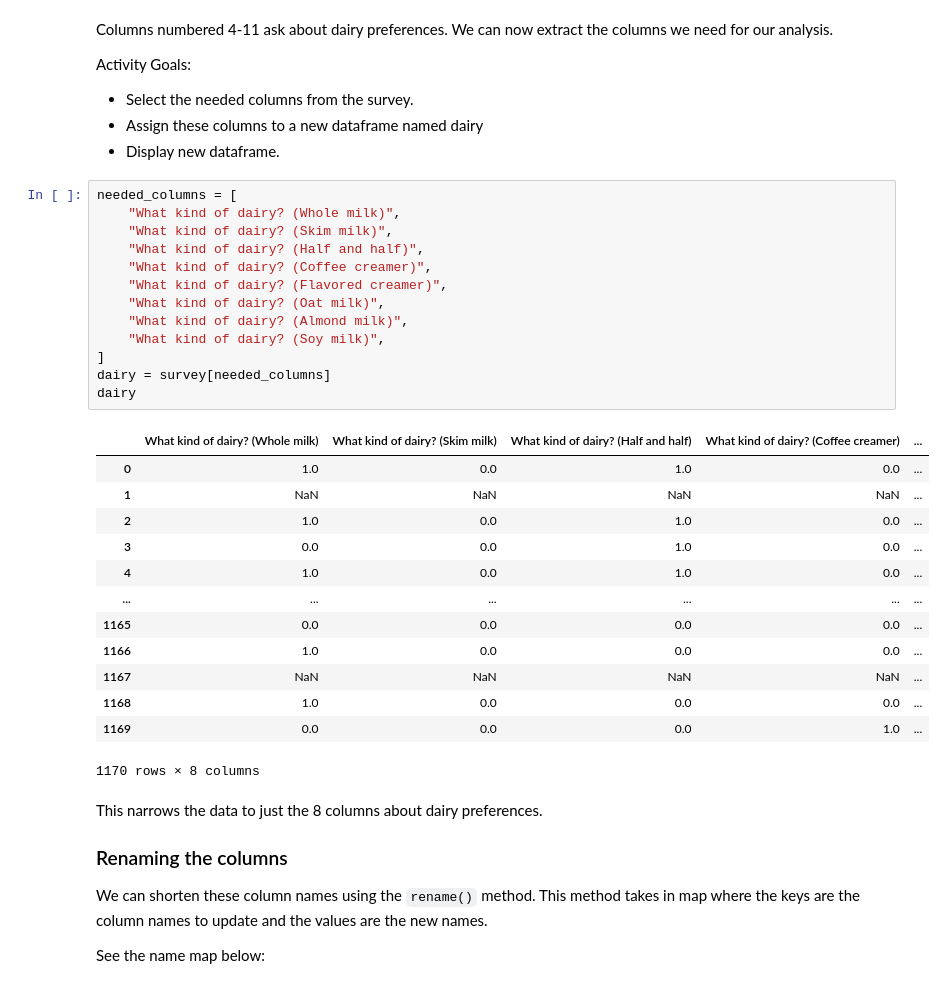
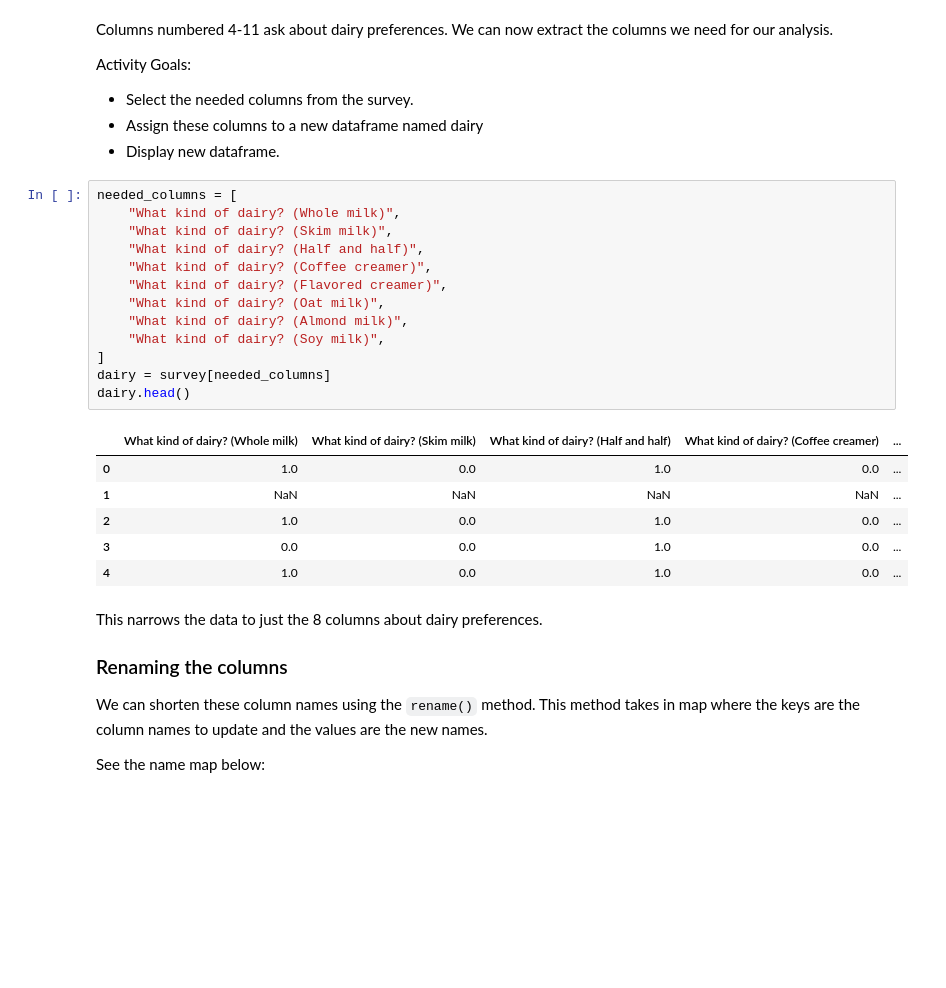
Before and after one commit to sanagahoi/Python_labs, a Jupyter notebook: cisco-labs/coffee-survey-project/coffee-survey-project.ipynb, the cells around one changed output. Drawn from its saved outputs; the diff is of its cells as text; blank space fills up the shorter version.

```diff
--- a/cisco-labs/coffee-survey-project/coffee-survey-project.ipynb
+++ b/cisco-labs/coffee-survey-project/coffee-survey-project.ipynb
@@ -71,30 +71,23 @@ Activity Goals:
 # %%
 needed_columns = [
     "What kind of dairy? (Whole milk)",
     "What kind of dairy? (Skim milk)",
     "What kind of dairy? (Half and half)",
     "What kind of dairy? (Coffee creamer)",
     "What kind of dairy? (Flavored creamer)",
     "What kind of dairy? (Oat milk)",
     "What kind of dairy? (Almond milk)",
     "What kind of dairy? (Soy milk)",
 ]
 dairy = survey[needed_columns]
-dairy
+dairy.head()
 # %% [output]
 |  | What kind of dairy? (Whole milk) | What kind of dairy? (Skim milk) | What kind of dairy? (Half and half) | What kind of dairy? (Coffee creamer) | ... |
 | 0 | 1.0 | 0.0 | 1.0 | 0.0 | ... |
 | 1 | NaN | NaN | NaN | NaN | ... |
 | 2 | 1.0 | 0.0 | 1.0 | 0.0 | ... |
 | 3 | 0.0 | 0.0 | 1.0 | 0.0 | ... |
 | 4 | 1.0 | 0.0 | 1.0 | 0.0 | ... |
-| ... | ... | ... | ... | ... | ... |
-| 1165 | 0.0 | 0.0 | 0.0 | 0.0 | ... |
-| 1166 | 1.0 | 0.0 | 0.0 | 0.0 | ... |
-| 1167 | NaN | NaN | NaN | NaN | ... |
-| 1168 | 1.0 | 0.0 | 0.0 | 0.0 | ... |
-| 1169 | 0.0 | 0.0 | 0.0 | 1.0 | ... |
-1170 rows × 8 columns
 # %% [markdown]
 This narrows the data to just the 8 columns about dairy preferences.
 
```
Also changed, not shown: parts of 32 cells of this notebook.
